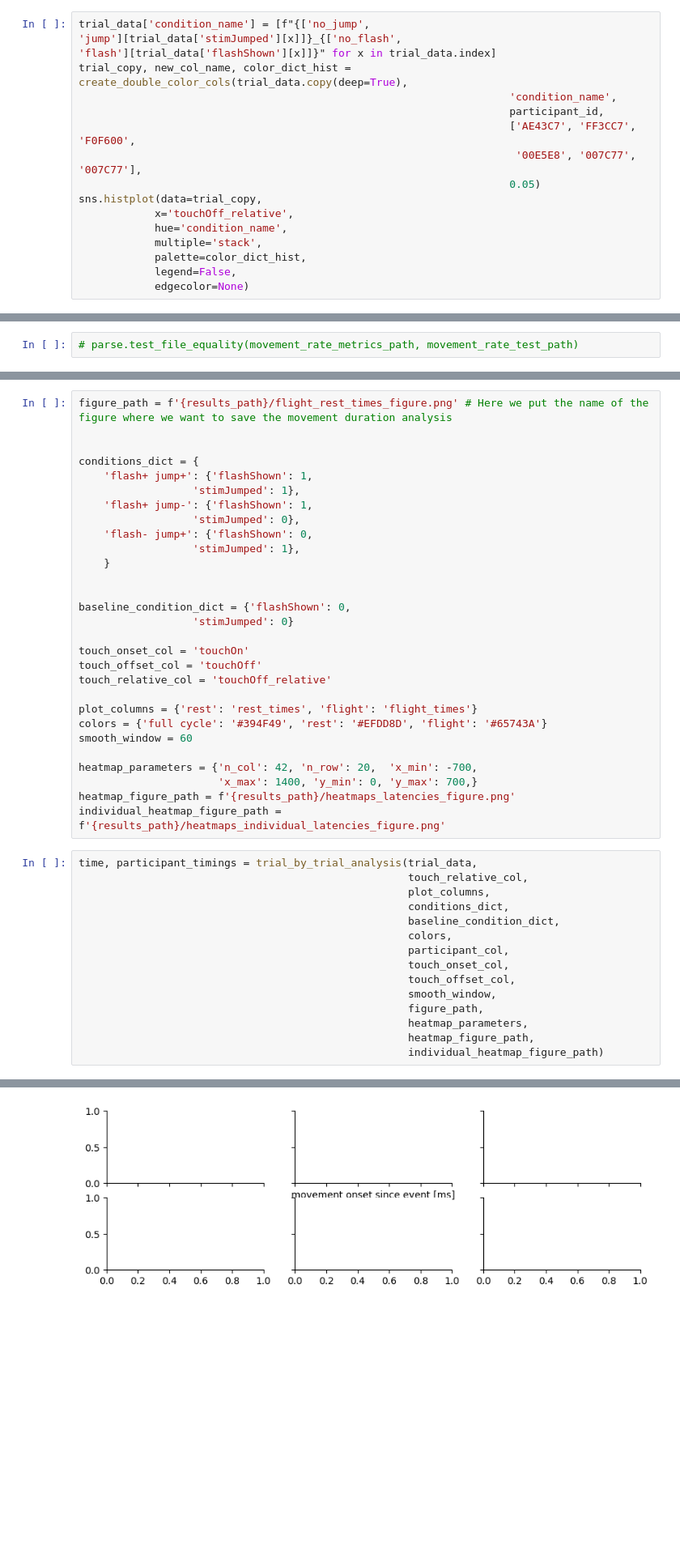
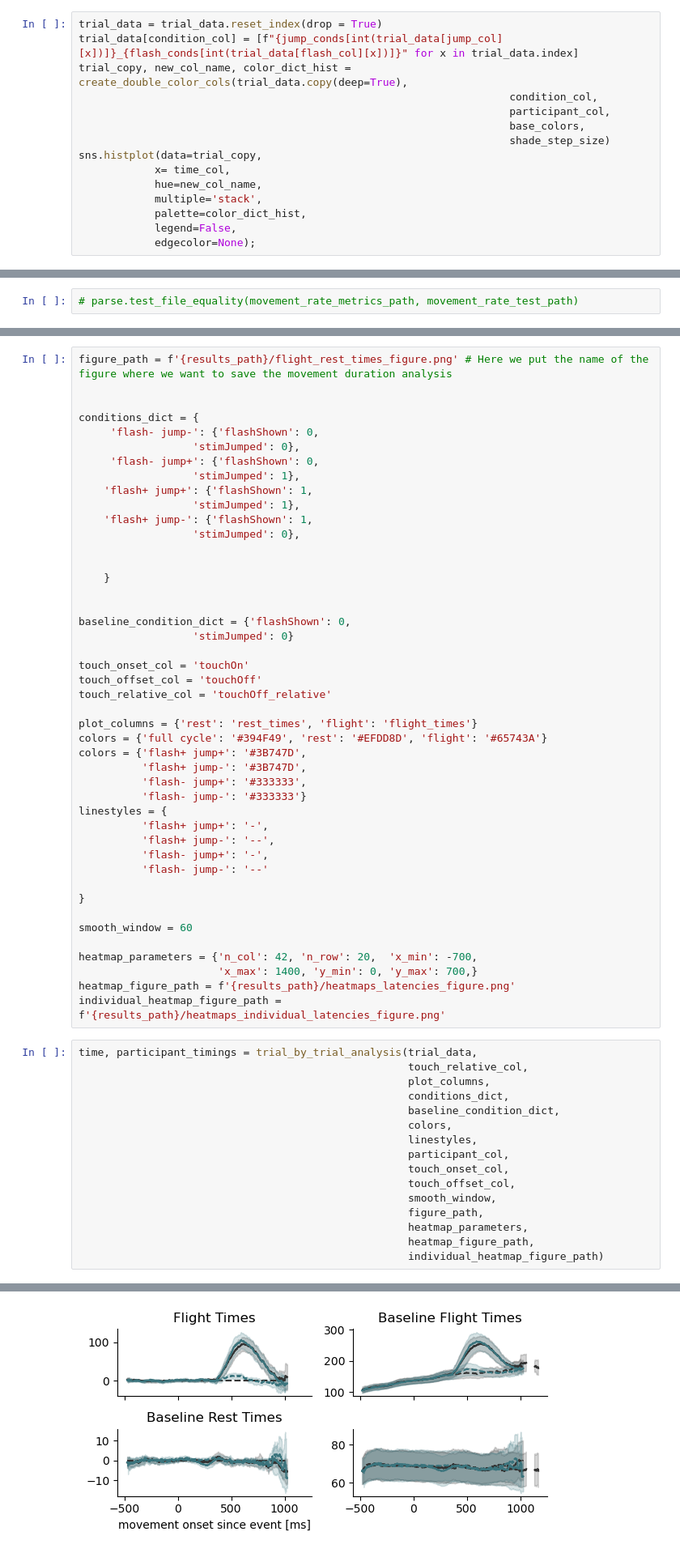
Before and after one commit to ClaraKuper/rapid_movement_inhibition, a Jupyter notebook: scripts/remote/scripts_background/Main Analysis.ipynb, the cells around one changed output, grey strips where cells are left out. Shown at 81% size. Saved outputs shown, nothing was run; the diff lists cells and outputs as text; blank space fills up the shorter version.

Commit message:
color scheme and plots for latency analysis

```diff
--- a/scripts/remote/scripts_background/Main Analysis.ipynb
+++ b/scripts/remote/scripts_background/Main Analysis.ipynb
@@ -155,18 +164,16 @@ plt.xticks(rotation = 90);
 # %%
-trial_data['condition_name'] = [f"{['no_jump',
-'jump'][trial_data['stimJumped'][x]]}_{['no_flash',
-'flash'][trial_data['flashShown'][x]]}" for x in trial_data.index]
+trial_data = trial_data.reset_index(drop = True)
+trial_data[condition_col] = [f"{jump_conds[int(trial_data[jump_col][x])]}_{flash_conds[int(trial_data[flash_col][x])]}" for x in trial_data.index]
 trial_copy, new_col_name, color_dict_hist = create_double_color_cols(trial_data.copy(deep=True),
-                                                                    'condition_name',
-                                                                    participant_id,
-                                                                    ['AE43C7', 'FF3CC7', 'F0F600',
-                                                                     '00E5E8', '007C77', '007C77'],
-                                                                    0.05)
+                                                                    condition_col,
+                                                                    participant_col,
+                                                                    base_colors,
+                                                                    shade_step_size)
 sns.histplot(data=trial_copy,
-            x='touchOff_relative',
-            hue='condition_name',
+            x= time_col,
+            hue=new_col_name,
             multiple='stack',
             palette=color_dict_hist,
             legend=False,
-            edgecolor=None)
+            edgecolor=None);
 # %% [output]
@@ -272,12 +279,16 @@ figure_path = f'{results_path}/flight_rest_times_figure.png' # Here we put the n
 
 
 conditions_dict = {
+     'flash- jump-': {'flashShown': 0,
+                  'stimJumped': 0},
+     'flash- jump+': {'flashShown': 0,
+                  'stimJumped': 1},
     'flash+ jump+': {'flashShown': 1,
                   'stimJumped': 1},
     'flash+ jump-': {'flashShown': 1,
                   'stimJumped': 0},
-    'flash- jump+': {'flashShown': 0,
-                  'stimJumped': 1},
+
+
     }
 
 
@@ -290,6 +301,18 @@ touch_relative_col = 'touchOff_relative'
 
 plot_columns = {'rest': 'rest_times', 'flight': 'flight_times'}
 colors = {'full cycle': '#394F49', 'rest': '#EFDD8D', 'flight': '#65743A'}
+colors = {'flash+ jump+': '#3B747D',
+          'flash+ jump-': '#3B747D',
+          'flash- jump+': '#333333',
+          'flash- jump-': '#333333'}
+linestyles = {
+          'flash+ jump+': '-',
+          'flash+ jump-': '--',
+          'flash- jump+': '-',
+          'flash- jump-': '--'
+
+}
+
 smooth_window = 60
 
 heatmap_parameters = {'n_col': 42, 'n_row': 20,  'x_min': -700,
@@ -303,6 +326,7 @@ time, participant_timings = trial_by_trial_analysis(trial_data,
                                                     conditions_dict,
                                                     baseline_condition_dict,
                                                     colors,
+                                                    linestyles,
                                                     participant_col,
                                                     touch_onset_col,
                                                     touch_offset_col,
@@ -316 +339 @@ AttributeError: 'numpy.ndarray' object has no attribute 'plot'
-[figure, old version]
+[figure, new version]
```
Also changed, not shown: parts of 10 cells of this notebook, 2 other files.
